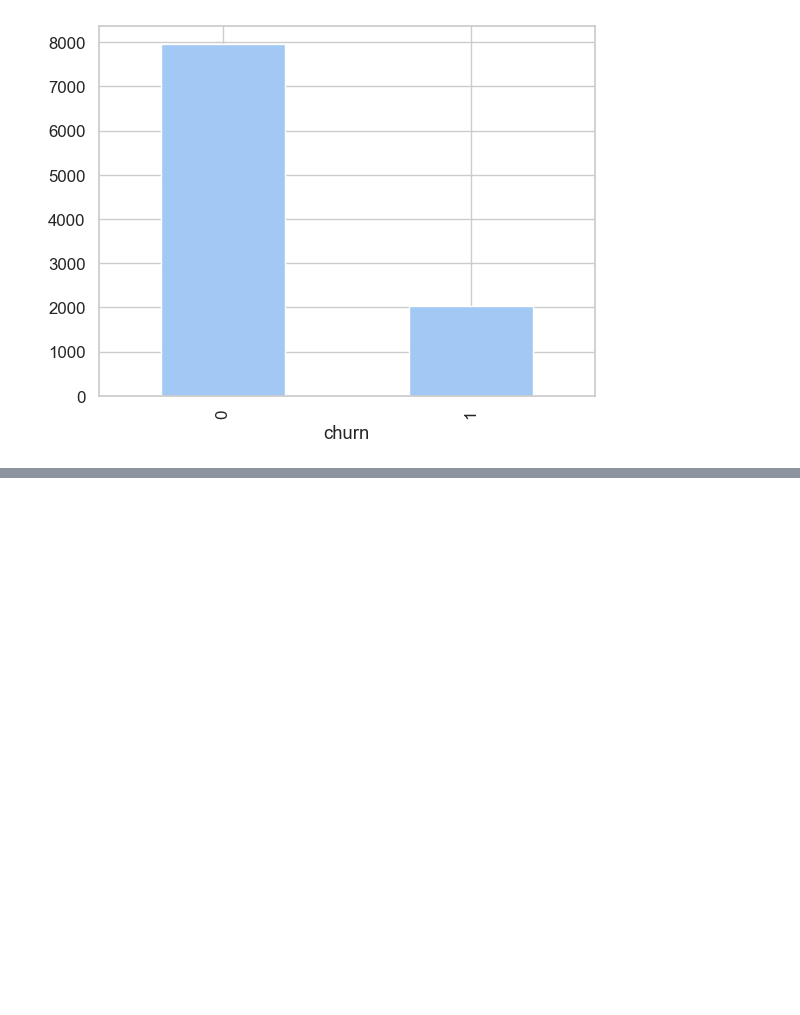
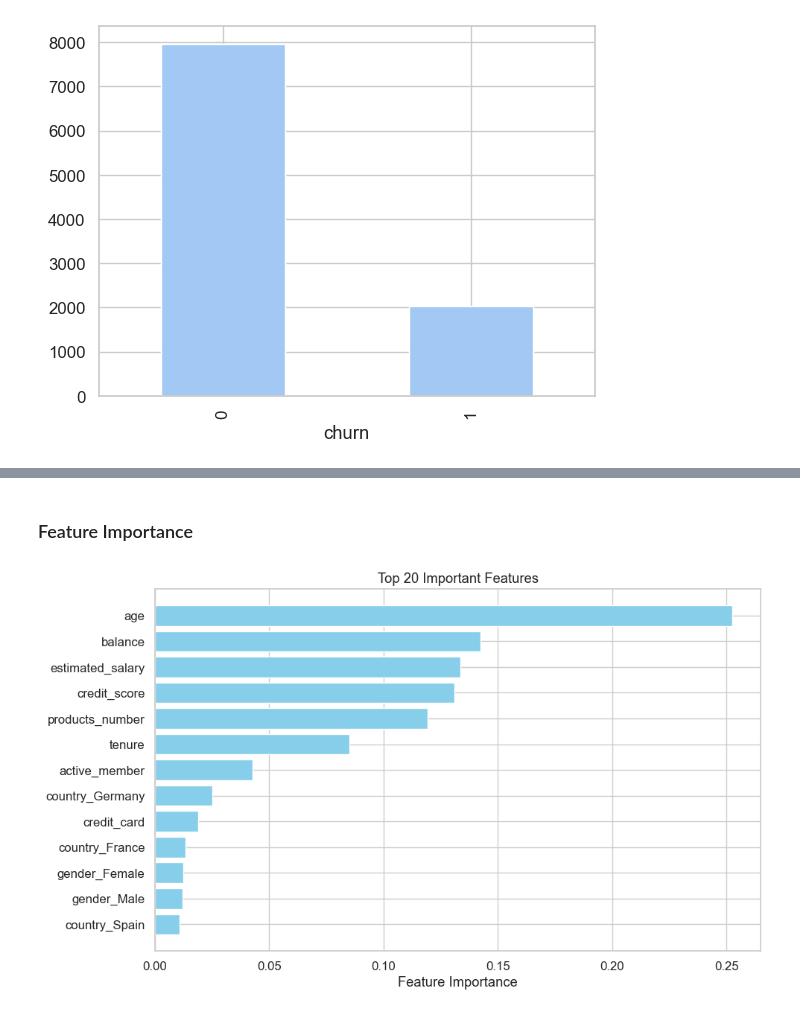
Before and after one commit to cleavestone/Customer_Churn_MLOPS, a Jupyter notebook: notebooks/EDA.ipynb, the cells around one changed output, grey strips where cells are left out. Saved outputs shown, nothing was run; the diff lists cells and outputs as text; code cells hidden in the pictures; blank space fills up the shorter version.

Commit message:
Training component and pipeline completed

```diff
--- a/notebooks/EDA.ipynb
+++ b/notebooks/EDA.ipynb
@@ -238,0 +302,4 @@ df['churn'].value_counts().plot.bar()
+# %%
+# drop customer_id
+val_df=val_df.drop(columns='customer_id')
+val_df.head()
@@ -238,0 +383,3 @@ df['churn'].value_counts().plot.bar()
+# %%
+for model in models:
+    model_train(model, X_df, y_resampled, val_df_X_pre, val_df_y)
@@ -238,0 +452,2 @@ df['churn'].value_counts().plot.bar()
+# %%
+best_rf = tune_random_forest(X_df, y_resampled, val_df_X_pre, val_df_y)
@@ -238,0 +473,32 @@ df['churn'].value_counts().plot.bar()
+# %% [markdown]
+### Feature Importance
+# %%
+import matplotlib.pyplot as plt
+import pandas as pd
+import numpy as np
+
+def plot_feature_importance(model, feature_names, top_n=20):
+    """
+    Plots top N feature importances from a fitted RandomForestClassifier.
+
+    Args:
+        model: Trained RandomForestClassifier model.
+        feature_names: List of feature names after preprocessing (one-hot included).
+        top_n: Number of top features to display.
+    """
+    importances = model.feature_importances_
+    feature_importance_df = pd.DataFrame({
+        'Feature': feature_names,
+        'Importance': importances
+    })
+
+    # Sort by importance
+    feature_importance_df = feature_importance_df.sort_values(by='Importance', ascending=False).head(top_n)
+
+    # Plot
+    plt.figure(figsize=(10, 6))
+    plt.barh(feature_importance_df['Feature'][::-1], feature_importance_df['Importance'][::-1], color='skyblue')
+    plt.xlabel("Feature Importance")
+    plt.title(f"Top {top_n} Important Features")
+    plt.tight_layout()
+    plt.show()
@@ -238,0 +518,4 @@ df['churn'].value_counts().plot.bar()
+# %%
+plot_feature_importance(best_rf, feature_names=X_df.columns)
+# %% [output]
+[figure, added]
```
Also changed, not shown: parts of 31 cells of this notebook, 31 other files.
